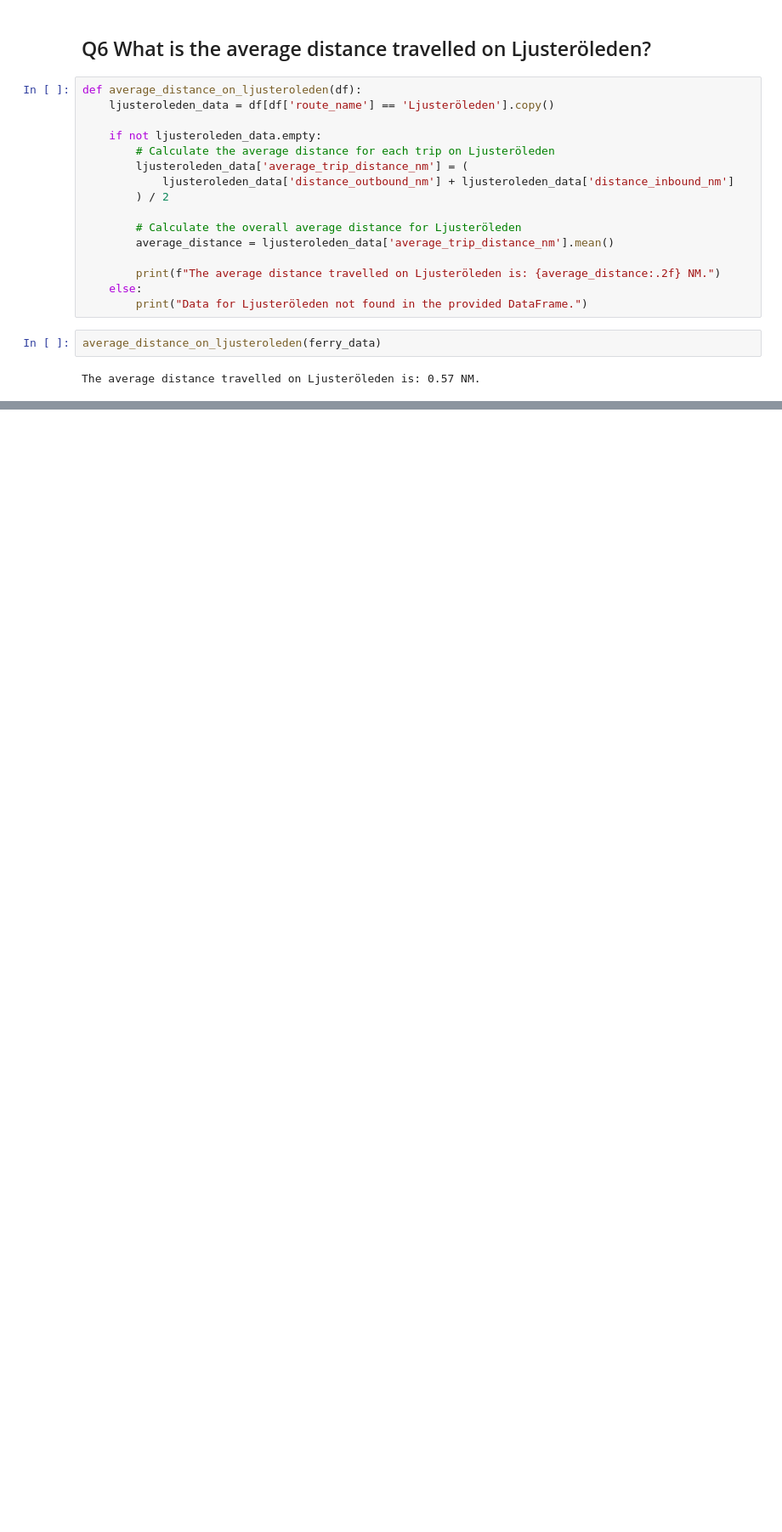
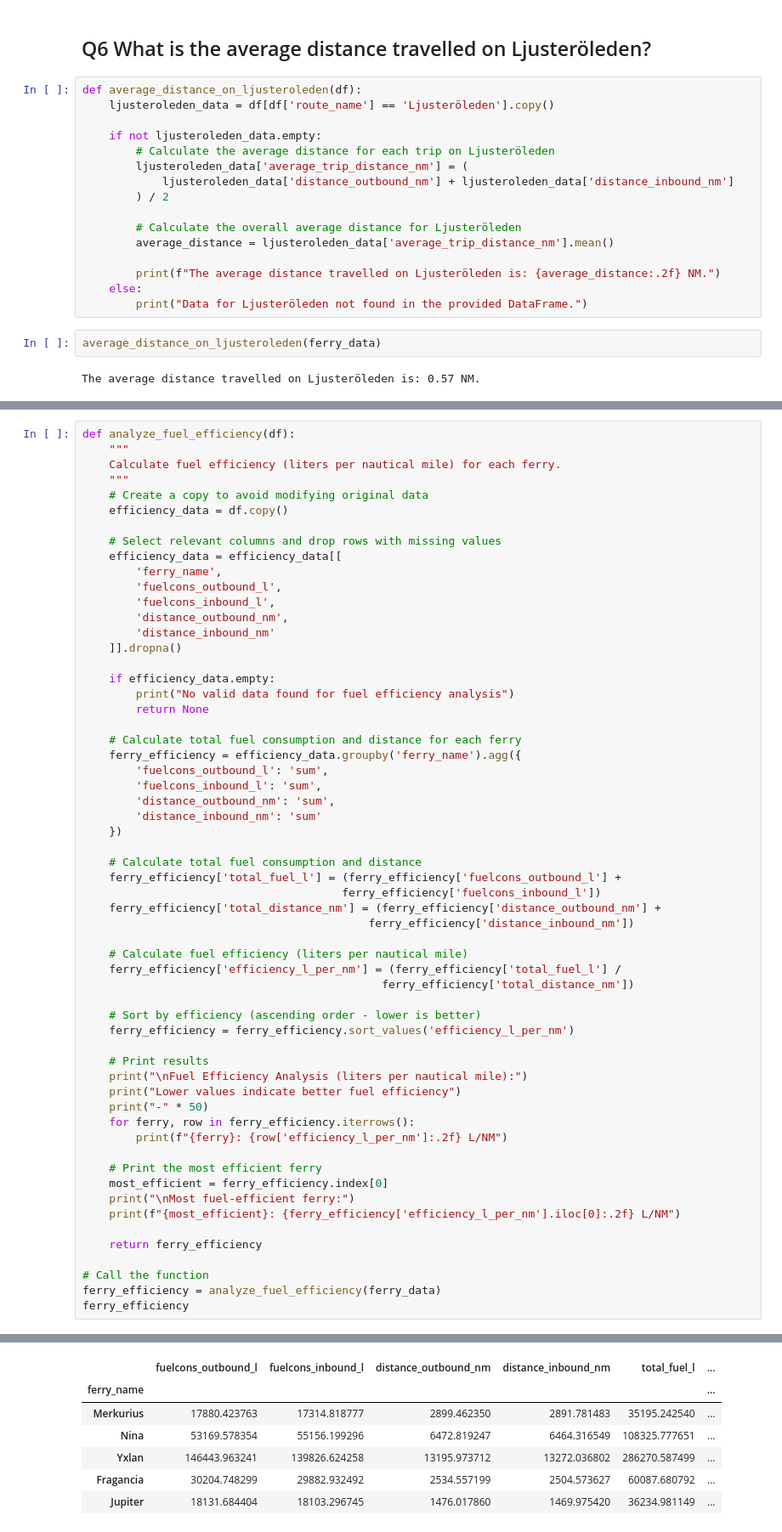
Before and after one commit to vildly/lighthouse-sensor-bot, a Jupyter notebook: backend/ValidateSyntheticQuestions.ipynb, the cells around one changed output, grey strips where cells are left out. Shown at 85% size. Drawn from its saved outputs; the diff is of its cells as text; blank space fills up the shorter version.

Commit message:
additional questions for RAG validation

```diff
--- a/backend/ValidateSyntheticQuestions.ipynb
+++ b/backend/ValidateSyntheticQuestions.ipynb
@@ -367,0 +460,60 @@ Maximum Passenger Car Equivalent (PCE) during that hour: 7419.5
+# %%
+def analyze_fuel_efficiency(df):
+    """
+    Calculate fuel efficiency (liters per nautical mile) for each ferry.
+    """
+    # Create a copy to avoid modifying original data
+    efficiency_data = df.copy()
+
+    # Select relevant columns and drop rows with missing values
+    efficiency_data = efficiency_data[[
+        'ferry_name',
+        'fuelcons_outbound_l',
+        'fuelcons_inbound_l',
+        'distance_outbound_nm',
+        'distance_inbound_nm'
+    ]].dropna()
+
+    if efficiency_data.empty:
+        print("No valid data found for fuel efficiency analysis")
+        return None
+
+    # Calculate total fuel consumption and distance for each ferry
+    ferry_efficiency = efficiency_data.groupby('ferry_name').agg({
+        'fuelcons_outbound_l': 'sum',
+        'fuelcons_inbound_l': 'sum',
+        'distance_outbound_nm': 'sum',
+        'distance_inbound_nm': 'sum'
+    })
+
+    # Calculate total fuel consumption and distance
+    ferry_efficiency['total_fuel_l'] = (ferry_efficiency['fuelcons_outbound_l'] +
+                                       ferry_efficiency['fuelcons_inbound_l'])
+    ferry_efficiency['total_distance_nm'] = (ferry_efficiency['distance_outbound_nm'] +
+                                           ferry_efficiency['distance_inbound_nm'])
+
+    # Calculate fuel efficiency (liters per nautical mile)
+    ferry_efficiency['efficiency_l_per_nm'] = (ferry_efficiency['total_fuel_l'] /
+                                             ferry_efficiency['total_distance_nm'])
+
+    # Sort by efficiency (ascending order - lower is better)
+    ferry_efficiency = ferry_efficiency.sort_values('efficiency_l_per_nm')
+
+    # Print results
+    print("\nFuel Efficiency Analysis (liters per nautical mile):")
+    print("Lower values indicate better fuel efficiency")
+    print("-" * 50)
+    for ferry, row in ferry_efficiency.iterrows():
+        print(f"{ferry}: {row['efficiency_l_per_nm']:.2f} L/NM")
+
+    # Print the most efficient ferry
+    most_efficient = ferry_efficiency.index[0]
+    print("\nMost fuel-efficient ferry:")
+    print(f"{most_efficient}: {ferry_efficiency['efficiency_l_per_nm'].iloc[0]:.2f} L/NM")
+
+    return ferry_efficiency
+
+# Call the function
+ferry_efficiency = analyze_fuel_efficiency(ferry_data)
+ferry_efficiency
+# %% [output]
@@ -367,0 +531,7 @@ Maximum Passenger Car Equivalent (PCE) during that hour: 7419.5
+|  | fuelcons_outbound_l | fuelcons_inbound_l | distance_outbound_nm | distance_inbound_nm | total_fuel_l | ... |
+| ferry_name |  |  |  |  |  | ... |
+| Merkurius | 17880.423763 | 17314.818777 | 2899.462350 | 2891.781483 | 35195.242540 | ... |
+| Nina | 53169.578354 | 55156.199296 | 6472.819247 | 6464.316549 | 108325.777651 | ... |
+| Yxlan | 146443.963241 | 139826.624258 | 13195.973712 | 13272.036802 | 286270.587499 | ... |
+| Fragancia | 30204.748299 | 29882.932492 | 2534.557199 | 2504.573627 | 60087.680792 | ... |
+| Jupiter | 18131.684404 | 18103.296745 | 1476.017860 | 1469.975420 | 36234.981149 | ... |
```
Also changed, not shown: parts of 14 cells of this notebook.
